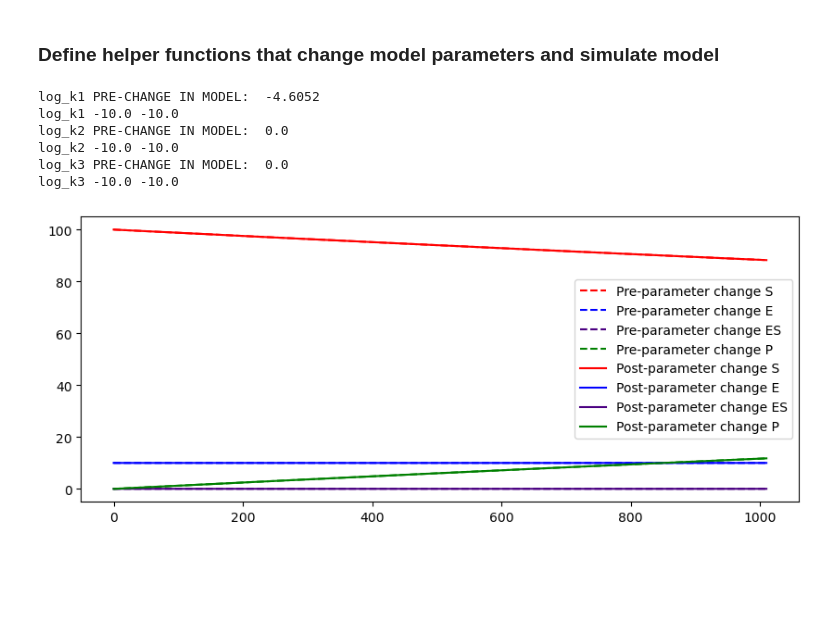
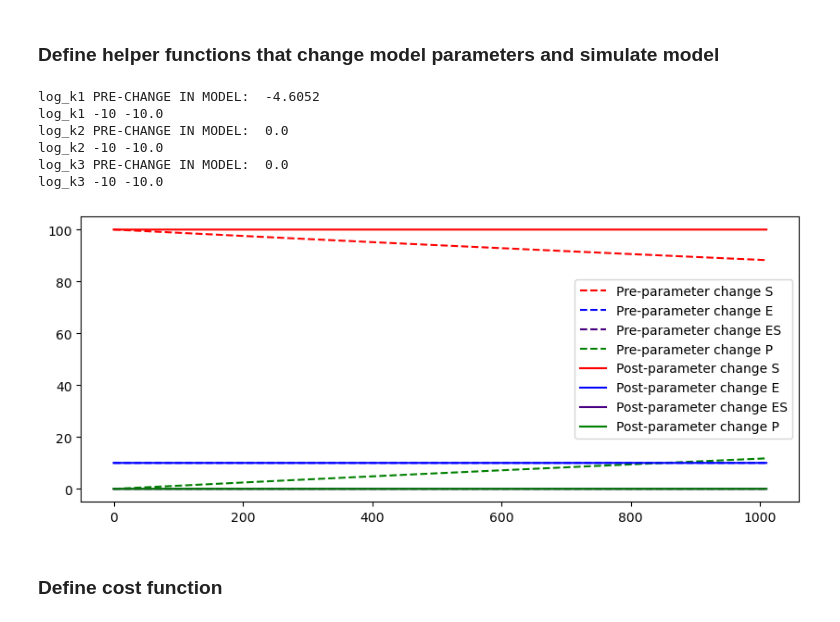
Before and after one commit to LarkinIt/ModelCalibrationExamples, a Jupyter notebook: Michaelis-Menten/mm_example.ipynb, the cells around one changed output. Cells and saved outputs as stored; diff of their text form; code cells hidden in the pictures; blank space fills up the shorter version.

Commit message:
Fixed code to handle BNGL to SBML conversion quirks

```diff
--- a/Michaelis-Menten/mm_example.ipynb
+++ b/Michaelis-Menten/mm_example.ipynb
@@ -62,6 +60,6 @@ plt.title("Synthetic Dataset");
 rr = roadrunner.RoadRunner(MODEL_SBML_FILE)
 rr.integrator.absolute_tolerance = 5e-10
 rr.integrator.relative_tolerance = 1e-8
-
-#rr["init([S1])"] = float(init_conds[0]) # change initial substrate concentration
-#rr["init([S2])"] = float(init_conds[1]) # change initial enzyme concentration
+print(rr.model.getGlobalParameterIds())
+rr["init([S1])"] = float(init_conds[0]) # change initial substrate concentration
+rr["init([S2])"] = float(init_conds[1]) # change initial enzyme concentration
@@ -68,24 +67,0 @@ rr.integrator.relative_tolerance = 1e-8
-# %%
-print("This is the original value of log_k2 parameter upon loading the model into Python.")
-print("\tOriginal value of log_k2: %1.1f"%rr["log_k2"])
-
-rr["log_k2"] = -5
-print("\nNow, this value should be -5 since we changed it.")
-print("\tPost-change, pre-initial condition change log_k2 value: ", rr["log_k2"])
-
-#rr["init([S1])"] = float(init_conds[0]) # change initial substrate concentration
-#rr["init([S2])"] = float(init_conds[1]) # change initial enzyme concentration
-
-print("\nWe would expect this to stay as -5 but it is reset to its original value when we loaded the SBML file.")
-print("\tPost-change, post-initial condition change log_k2 value: ", rr["log_k2"])
-
-# change parameter value again and test reset
-rr["log_k2"] = -5
-
-# From documentation
-# rr.reset resets time, all floating species, and rates to their initial values. Does NOT reset changed global parameters.
-rr.reset()
-print("\nDifferent model values post-reset (for clarification purposes): ")
-print("\tIntegrator absolute tolerance: ", rr.integrator.absolute_tolerance)
-print("\tInitial substrate concentration: ", rr["init([S1])"])
-print("\tParameter log_k2 value:", rr.getValue("log_k2"))
@@ -108,41 +70,42 @@ Different model values post-reset (for clarification purposes):
 # %%
 def change_and_run(new_params):
     rr.reset()
-    #rr["init([S1])"] = float(init_conds[0]) # change initial substrate concentration
-    #rr["init([S2])"] = float(init_conds[1]) # change initial enzyme concentration
     for name,val in zip(PARAMS, new_params):
         print(name, "PRE-CHANGE IN MODEL: ",  rr[name])
         rr[name] = val
+        rr.reset() # This forces assignment rules in the SBML model to be re-evaluated
         print(name, val, rr[name])
     try:
-        res = rr.simulate(0, 1010, 10100)
+        res = rr.simulate(0, 1010, 10101)
         #print(res)
     except:
         res = []
     return res
 
 rr.resetAll()
 plt.figure(figsize=(10,4))
-orig_traj = rr.simulate(0,1010,10100)
+orig_traj = rr.simulate(0,1010,10101)
 orig_ts = orig_traj[:, 0]
 orig_specs = np.transpose(orig_traj[:, 1:])
 for cur_label, cur_traj, cur_c in zip(SPECIES, orig_specs, SPECIES_COLORS):
     plt.plot(orig_ts, cur_traj, c=cur_c, label="Pre-parameter change %s"%cur_label, linestyle="--")
 plt.legend();
 
 # sanity check by setting all parameters to near 0
-traj = change_and_run([-10.0, -10.0, -10.0])
+traj = change_and_run([-10, -10, -10])
 traj_ts = traj[:, 0]
 traj_specs = np.transpose(traj[:, 1:])
 
 for cur_label, cur_traj, cur_c in zip(SPECIES, traj_specs, SPECIES_COLORS):
     plt.plot(traj_ts, cur_traj, c=cur_c, label="Post-parameter change %s"%cur_label)
 plt.legend();
 # %% [output]
 log_k1 PRE-CHANGE IN MODEL:  -4.6052
-log_k1 -10.0 -10.0
+log_k1 -10 -10.0
 log_k2 PRE-CHANGE IN MODEL:  0.0
-log_k2 -10.0 -10.0
+log_k2 -10 -10.0
 log_k3 PRE-CHANGE IN MODEL:  0.0
-log_k3 -10.0 -10.0
+log_k3 -10 -10.0
-[figure, old version]
+[figure, new version]
+# %% [markdown]
+### Define cost function
```
Also changed, not shown: parts of 6 cells of this notebook, 2 other files.
